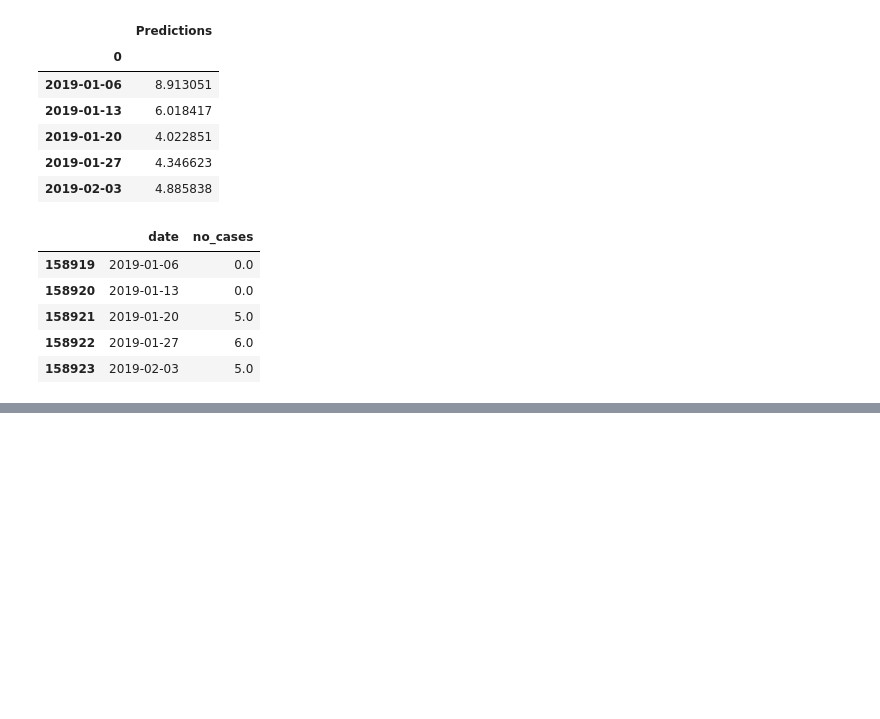
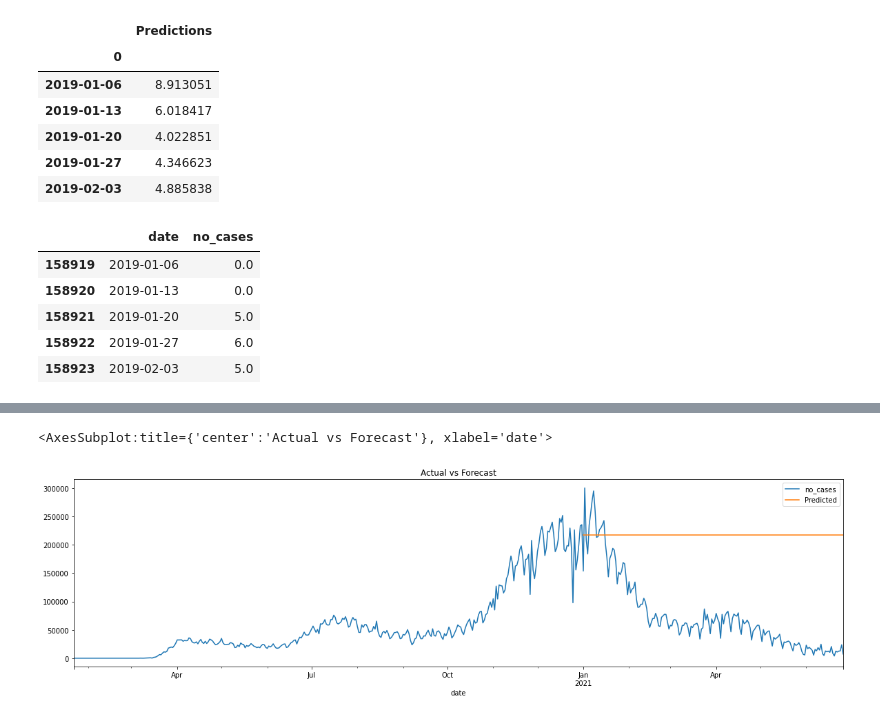
Before and after one commit to manyshapes/Projecting-Cases, a Jupyter notebook: arima_model_for_usa.ipynb, the cells around one changed output, grey strips where cells are left out. Drawn from its saved outputs; the diff is of its cells as text; code cells hidden in the pictures; blank space fills up the shorter version.

Commit message:
Finish U.S. model

```diff
--- a/arima_model_for_usa.ipynb
+++ b/arima_model_for_usa.ipynb
@@ -200,0 +215,5 @@ forecast_accuracy(arima_test_predictions['Predictions'], predict_data['no_cases'
+# %%
+df = pd.read_csv("Datasets/all_diseases.csv.gz")
+df.loc[(df.disease.isin(['dengue'])) &
+       (df.no_cases.isin([-45491.0])),
+       'no_cases'] = 45491.0
@@ -200,0 +222,5 @@ forecast_accuracy(arima_test_predictions['Predictions'], predict_data['no_cases'
+# %%
+us_data_covid = df[df.country.str.lower().str.contains('america') &
+                       df.disease.isin(['covid-19'])]
+
+us_data_covid.date = pd.to_datetime(us_data_covid.date)
@@ -200,0 +233,6 @@ forecast_accuracy(arima_test_predictions['Predictions'], predict_data['no_cases'
+# %%
+fit_data = us_data_covid[['date','no_cases']]
+train_data = fit_data[(fit_data.date.dt.year.isin([2020])) &
+                      (fit_data.date.dt.month>5)].set_index('date')
+
+predict_data = fit_data[fit_data.date.dt.year.isin([2021])].set_index('date')
@@ -200,0 +249,3 @@ forecast_accuracy(arima_test_predictions['Predictions'], predict_data['no_cases'
+# %%
+auto_arima_model = auto_arima(train_data[['no_cases']].fillna(method="bfill"), random_state=42)
+auto_arima_model.summary()
@@ -200,0 +271,9 @@ forecast_accuracy(arima_test_predictions['Predictions'], predict_data['no_cases'
+# %%
+auto_arimaprediction = pd.DataFrame(auto_arima_model.predict(len(predict_data)),index=predict_data.index)
+auto_arimaprediction.columns = ['Predicted']
+
+ax = fit_data.set_index('date').plot(y='no_cases',figsize=(20,5),title='Auto Arima Actual Vs Forecasted')
+auto_arimaprediction.plot(y='Predicted',figsize=(20,5),title='Actual vs Forecast', ax=ax)
+# %% [output]
+<AxesSubplot:title={'center':'Actual vs Forecast'}, xlabel='date'>
+[figure, added]
```
Also changed, not shown: parts of 26 cells of this notebook, 1 other file.
